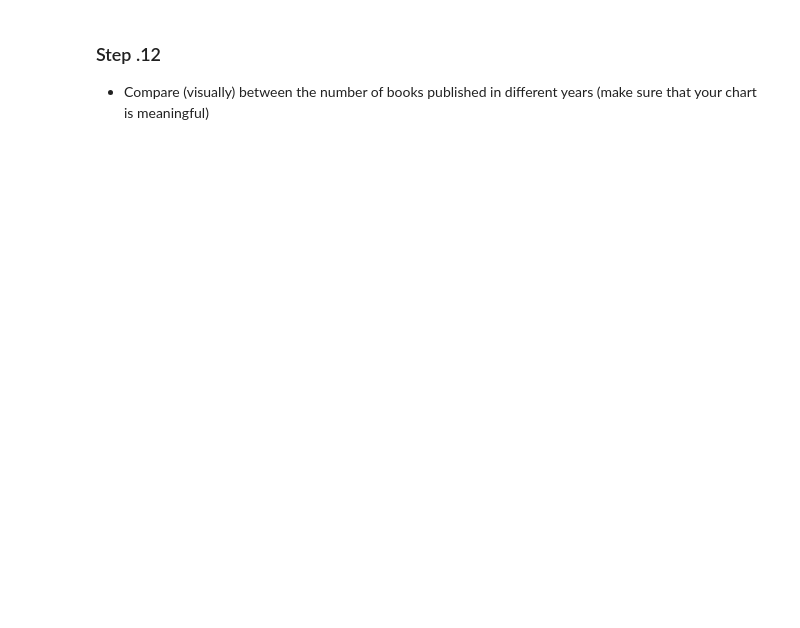
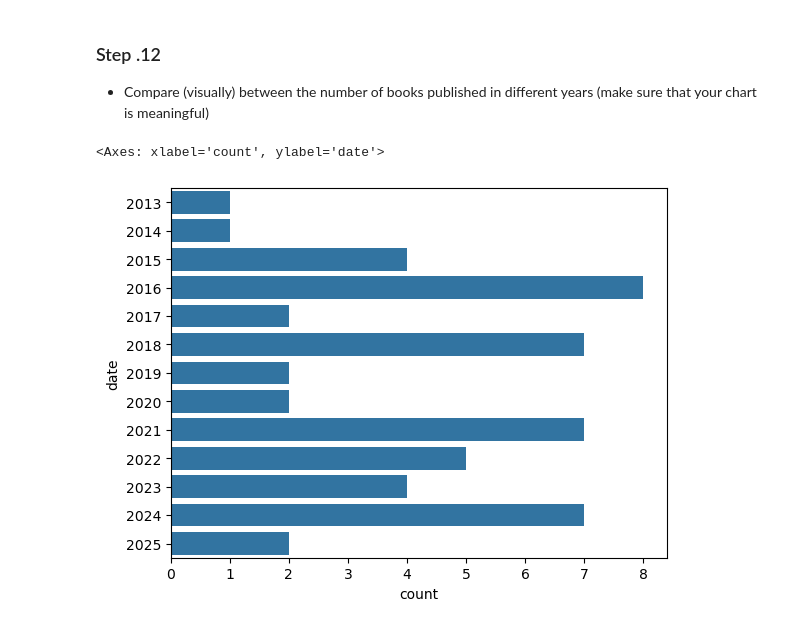
Before and after one commit to gkbichara/Programming-Tools, a Jupyter notebook: Workshop4/Workshop-4.ipynb, the cells around one changed output. Cells and saved outputs as stored; diff of their text form; code cells hidden in the pictures; blank space fills up the shorter version.

```diff
--- a/Workshop4/Workshop-4.ipynb
+++ b/Workshop4/Workshop-4.ipynb
@@ -155,3 +165,8 @@ df.groupby('author').size().idxmax()
 - Compare (visually) between the number of books published in different years (make sure that your chart is meaningful)
 # %%
 # Your Code Here
+
+sns.countplot(data = df, y = 'date')
+# %% [output]
+<Axes: xlabel='count', ylabel='date'>
+[figure, added]
```
Also changed, not shown: parts of 2 cells of this notebook.
